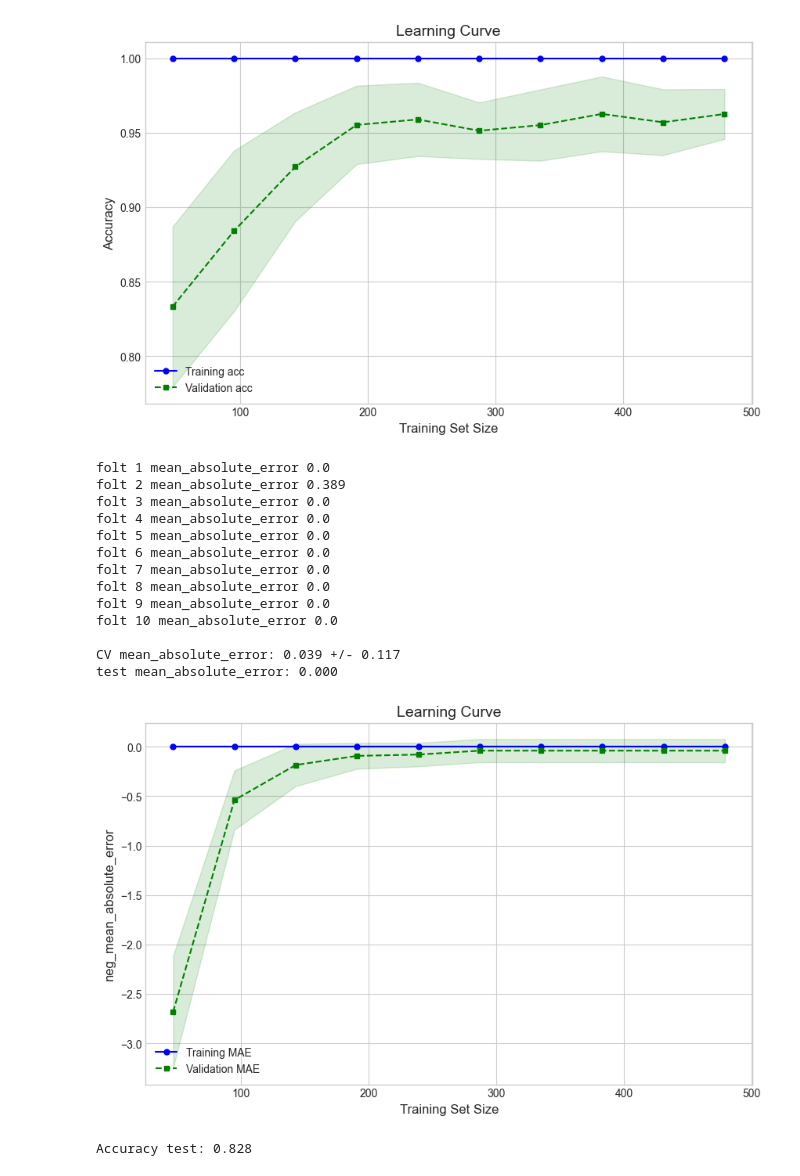
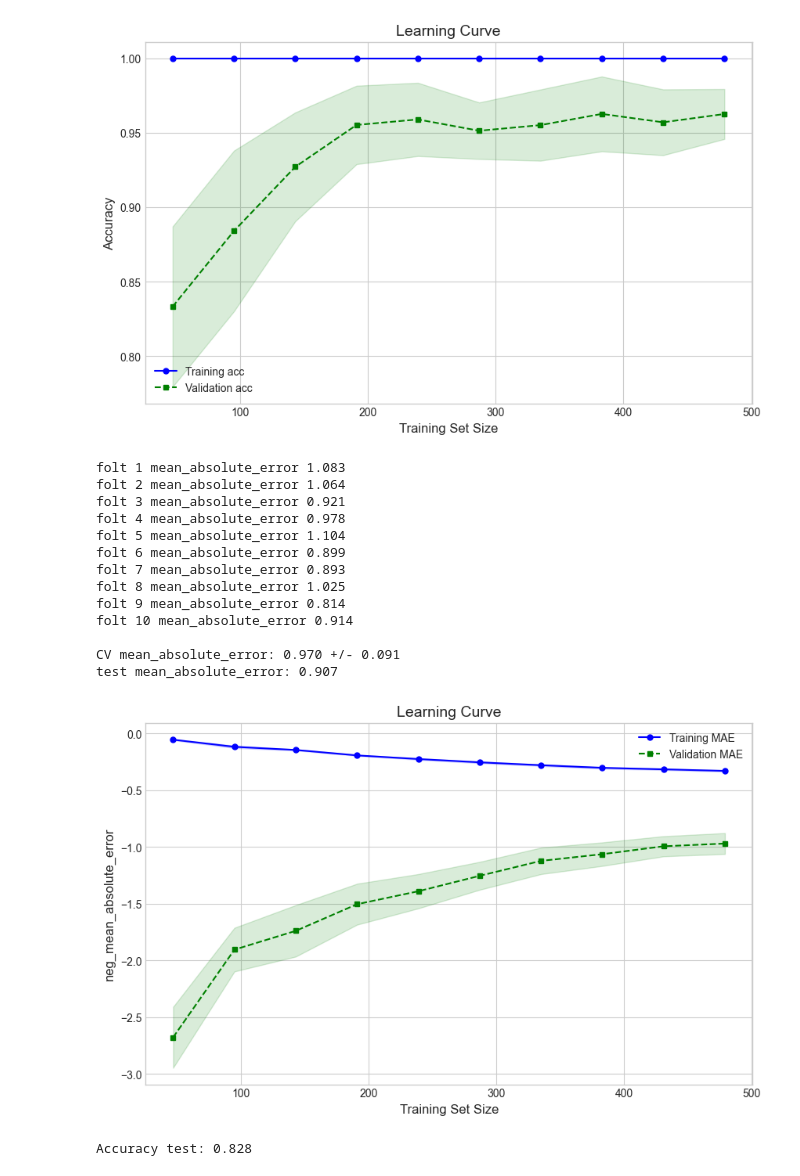
Before and after one commit to SomathReinztam/Firma_espectral_de-plantas_de_banano_infectadas, a Jupyter notebook: dataAnalysis.ipynb, the cells around one changed output. Cells and saved outputs as stored; diff of their text form; code cells hidden in the pictures.

```diff
--- a/dataAnalysis.ipynb
+++ b/dataAnalysis.ipynb
@@ -182,25 +201,25 @@ X_train, X_test, y_train, y_test = train_test_split(
 # %%
 from sklearn.linear_model import Ridge
 hyperparameter = {'alpha':1}
 reg = Ridge(**hyperparameter)
-modelP = datF.modelPerformance(model=clf)
+modelP = datF.modelPerformance(model=reg)
 modelP.kfoldCV_reg(X_train, X_test, y_train, y_test, n_splits=10)
 modelP.learningCurve_reg(X_train, y_train)
 # %% [output]
-folt 1 mean_absolute_error 0.0
-folt 2 mean_absolute_error 0.389
-folt 3 mean_absolute_error 0.0
-folt 4 mean_absolute_error 0.0
-folt 5 mean_absolute_error 0.0
-folt 6 mean_absolute_error 0.0
-folt 7 mean_absolute_error 0.0
-folt 8 mean_absolute_error 0.0
-folt 9 mean_absolute_error 0.0
-folt 10 mean_absolute_error 0.0
+folt 1 mean_absolute_error 1.083
+folt 2 mean_absolute_error 1.064
+folt 3 mean_absolute_error 0.921
+folt 4 mean_absolute_error 0.978
+folt 5 mean_absolute_error 1.104
+folt 6 mean_absolute_error 0.899
+folt 7 mean_absolute_error 0.893
+folt 8 mean_absolute_error 1.025
+folt 9 mean_absolute_error 0.814
+folt 10 mean_absolute_error 0.914
 
-CV mean_absolute_error: 0.039 +/- 0.117
-test mean_absolute_error: 0.000
+CV mean_absolute_error: 0.970 +/- 0.091
+test mean_absolute_error: 0.907
-[figure, old version]
+[figure, new version]
 # %%
 X_train, X_test, y_train, y_test = train_test_split(
     df.iloc[:, 4:].values,
```
Also changed, not shown: parts of 2 cells of this notebook, 1 other file.
